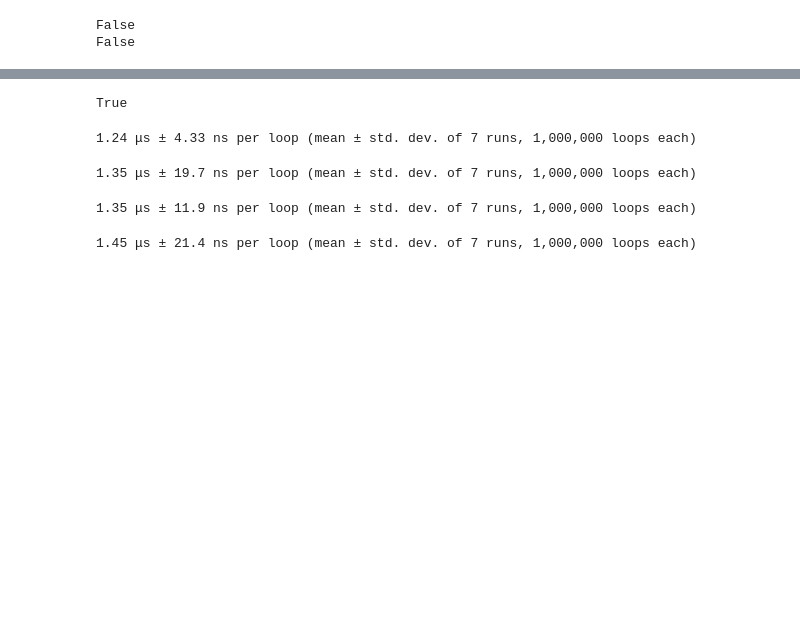
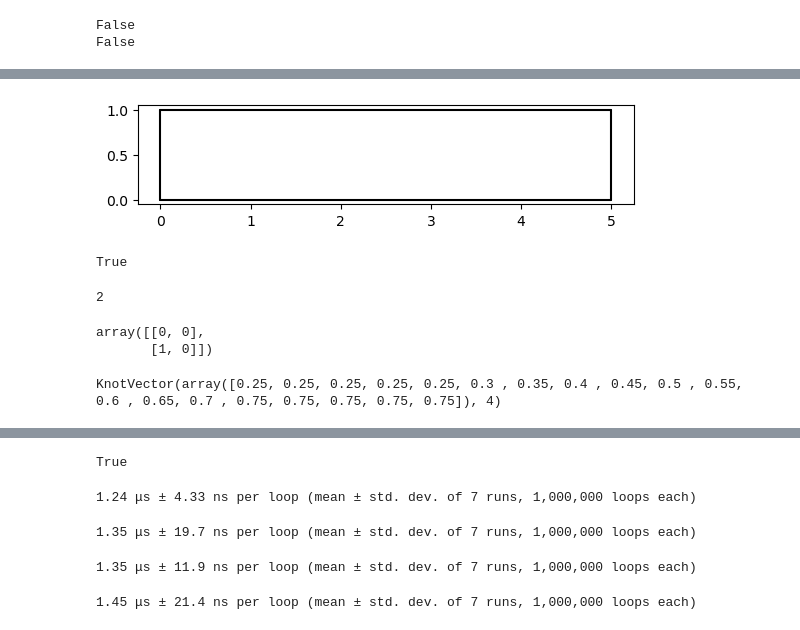
Before and after one commit to Stefan714/pyiga, a Jupyter notebook: notebooks/KnotVectorTest.ipynb, the cells around one changed output, grey strips where cells are left out. Drawn from its saved outputs; the diff is of its cells as text; code cells hidden in the pictures; blank space fills up the shorter version.

```diff
--- a/notebooks/KnotVectorTest.ipynb
+++ b/notebooks/KnotVectorTest.ipynb
@@ -20,0 +106,7 @@ KnotVector(array([0.75, 0.75, 0.75, 0.75, 0.8 , 0.85, 0.9 , 0.95, 1.  , 1.  , 1.
+# %%
+G = geometry.tensor_product(geometry.line_segment(0,1),
+                            geometry.line_segment(0,5))
+vis.plot_geo(G,2)
+plt.axis('scaled');
+# %% [output]
+[figure, added]
@@ -20,0 +115,17 @@ KnotVector(array([0.75, 0.75, 0.75, 0.75, 0.8 , 0.85, 0.9 , 0.95, 1.  , 1.  , 1.
+# %%
+isinstance(x[0],(np.int32,int))
+# %% [output]
+True
+# %%
+int(dim)
+# %% [output]
+2
+# %%
+np.array([[0,0],[1,0]])
+# %% [output]
+array([[0, 0],
+       [1, 0]])
+# %%
+kv2
+# %% [output]
+KnotVector(array([0.25, 0.25, 0.25, 0.25, 0.25, 0.3 , 0.35, 0.4 , 0.45, 0.5 , 0.55, 0.6 , 0.65, 0.7 , 0.75, 0.75, 0.75, 0.75, 0.75]), 4)
```
Also changed, not shown: parts of 20 cells of this notebook, 6 other files.
